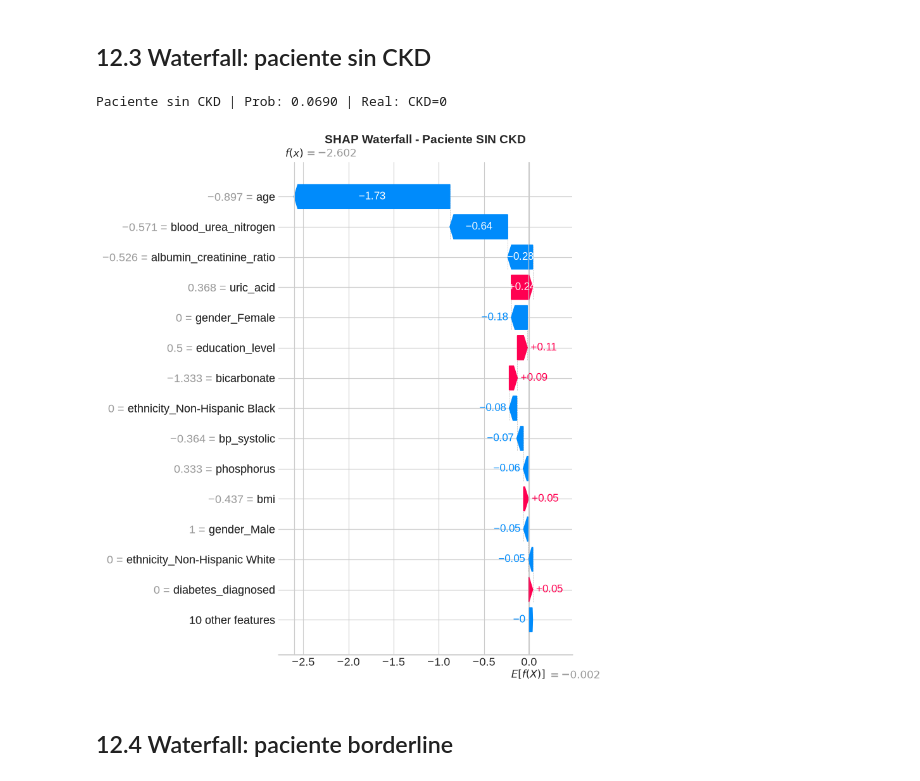
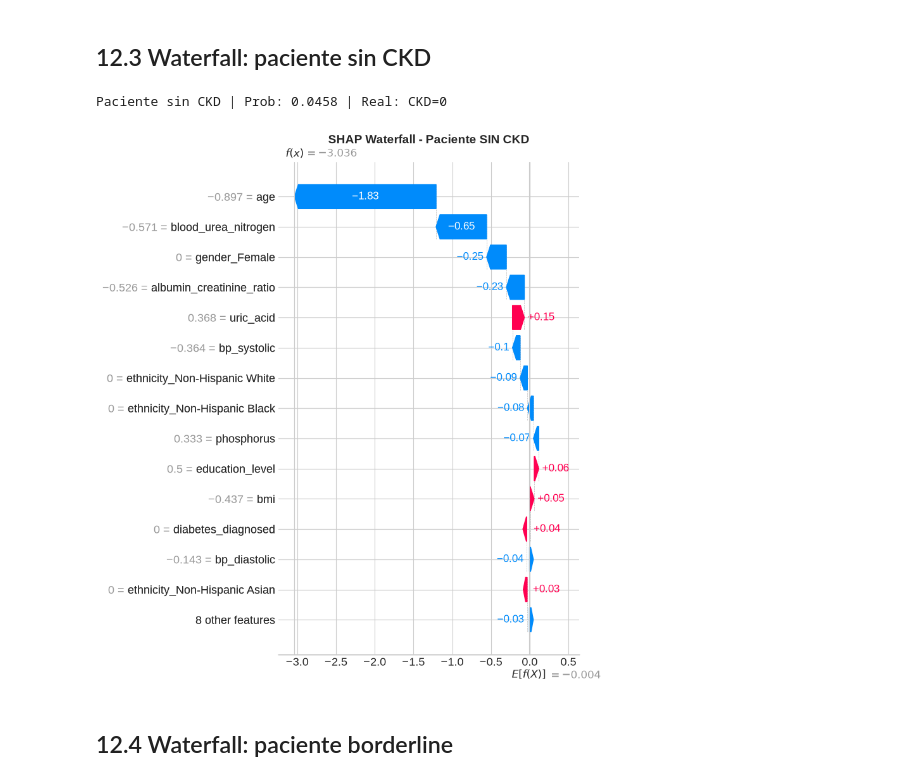
Before and after one commit to donpedromz/NephroML, a Jupyter notebook: notebooks/NephroML_ES.ipynb, the cells around one changed output. Drawn from its saved outputs; the diff is of its cells as text; code cells hidden in the pictures.

```diff
--- a/notebooks/NephroML_ES.ipynb
+++ b/notebooks/NephroML_ES.ipynb
@@ -600,12 +693,16 @@ Top 5 aporte: ['age', 'ethnicity_Non-Hispanic Asian', 'ethnicity_Non-Hispanic Bl
 ---
 # 8. Preprocesamiento, Split y Balanceo
 # %%
-X = df_labs.drop(columns=["ckd_present"])
-y = df_labs["ckd_present"]
+# PIPELINE UNICO (seccion 3): split -> preprocesa -> filtra features -> SMOTE
+data: PreparedData = prepare_data(df_labs, drop_features=vars_descartar)
 
-X_train, X_test, y_train, y_test = train_test_split(
-    X, y, test_size=0.2, random_state=42, stratify=y
-)
+X_train, X_test, y_train, y_test = data.X_train, data.X_test, data.y_train, data.y_test
+numeric_cols, categorical_cols = data.numeric_cols, data.categorical_cols
+preprocessor, transform = data.preprocessor, data.transform
+X_train_prep, X_test_prep = data.X_train_prep, data.X_test_prep
+X_train_bal, y_train_bal = data.X_train_bal, data.y_train_bal
+all_features = data.all_features
+
 print(f"Train: {X_train.shape[0]} ({y_train.mean() * 100:.1f}% CKD)")
 print(f"Test:  {X_test.shape[0]} ({y_test.mean() * 100:.1f}% CKD)")
 # %% [output]
@@ -686,24 +771,20 @@ cv = StratifiedKFold(n_splits=5, shuffle=True, random_state=42)
 results = {}
 
 for name, model in models.items():
-    pipe = make_smote_pipeline(model)
-    auc = cross_val_score(
-        pipe, X_train_prep, y_train, cv=cv, scoring="roc_auc", n_jobs=-1
+    scores = cross_validate(
+        make_smote_pipeline(model),
+        X_train_prep,
+        y_train,
+        cv=cv,
+        scoring=["roc_auc", "f1", "accuracy", "recall"],
+        n_jobs=-1,
     )
-    f1 = cross_val_score(pipe, X_train_prep, y_train, cv=cv, scoring="f1", n_jobs=-1)
-    acc = cross_val_score(
-        pipe, X_train_prep, y_train, cv=cv, scoring="accuracy", n_jobs=-1
-    )
-    recall = cross_val_score(
-        pipe, X_train_prep, y_train, cv=cv, scoring="recall", n_jobs=-1
-    )
-
     results[name] = {
-        "AUC-ROC": f"{auc.mean():.4f} (+/- {auc.std():.4f})",
-        "F1": f"{f1.mean():.4f} (+/- {f1.std():.4f})",
-        "Accuracy": f"{acc.mean():.4f} (+/- {acc.std():.4f})",
-        "Recall": f"{recall.mean():.4f} (+/- {recall.std():.4f})",
-        "AUC_mean": auc.mean(),
+        "AUC-ROC": f"{scores['test_roc_auc'].mean():.4f} (+/- {scores['test_roc_auc'].std():.4f})",
+        "F1": f"{scores['test_f1'].mean():.4f} (+/- {scores['test_f1'].std():.4f})",
+        "Accuracy": f"{scores['test_accuracy'].mean():.4f} (+/- {scores['test_accuracy'].std():.4f})",
+        "Recall": f"{scores['test_recall'].mean():.4f} (+/- {scores['test_recall'].std():.4f})",
+        "AUC_mean": scores["test_roc_auc"].mean(),
     }
 
 pd.DataFrame(results).T.drop(columns=["AUC_mean"])
@@ -1090,21 +1184,21 @@ Paciente con CKD | Prob: 0.9890 | Real: CKD=1
 # %% [markdown]
 ## 12.3 Waterfall: paciente sin CKD
 # %%
-idx_no = np.where(y_test.values == 0)[0][0]
+idx_no = int(np.argmin(y_test.values))
 print(
     f"Paciente sin CKD | Prob: {y_prob[idx_no]:.4f} | Real: CKD={y_test.iloc[idx_no]}"
 )
 
 plot_waterfall(
     shap_vals[idx_no],
     base_val,
     X_test_prep[idx_no],
     all_features,
     "SHAP Waterfall - Paciente SIN CKD",
 )
 # %% [output]
-Paciente sin CKD | Prob: 0.0690 | Real: CKD=0
+Paciente sin CKD | Prob: 0.0458 | Real: CKD=0
-[figure, old version]
+[figure, new version]
 # %% [markdown]
 ## 12.4 Waterfall: paciente borderline
 # %%
```
Also changed, not shown: parts of 51 cells of this notebook.
